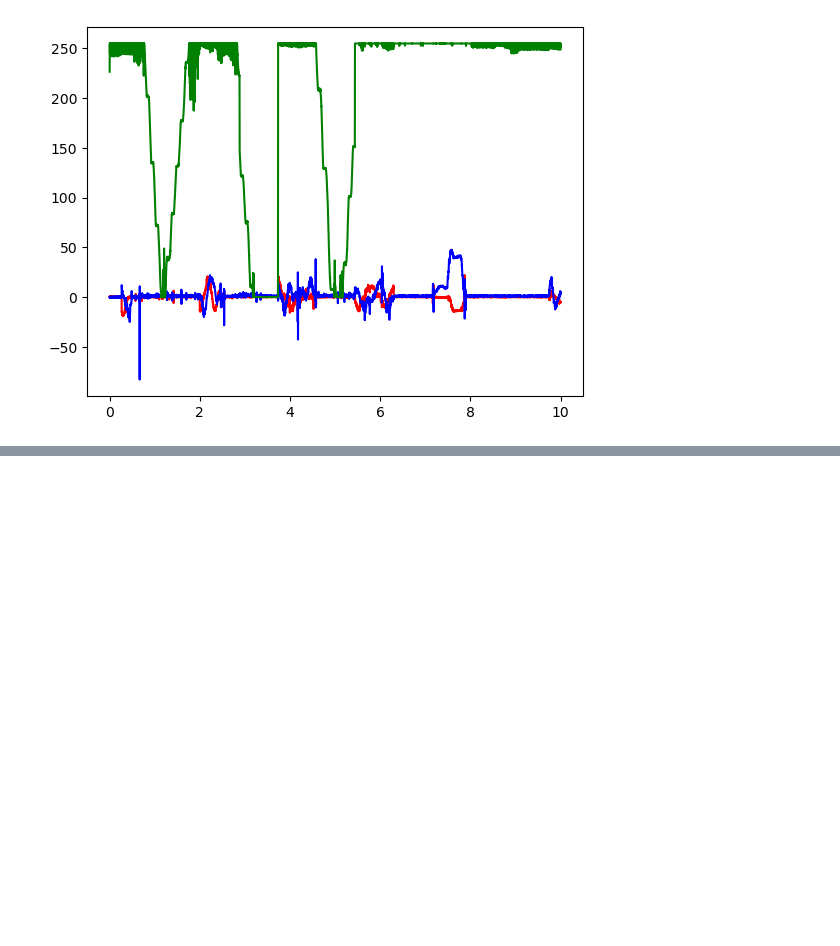
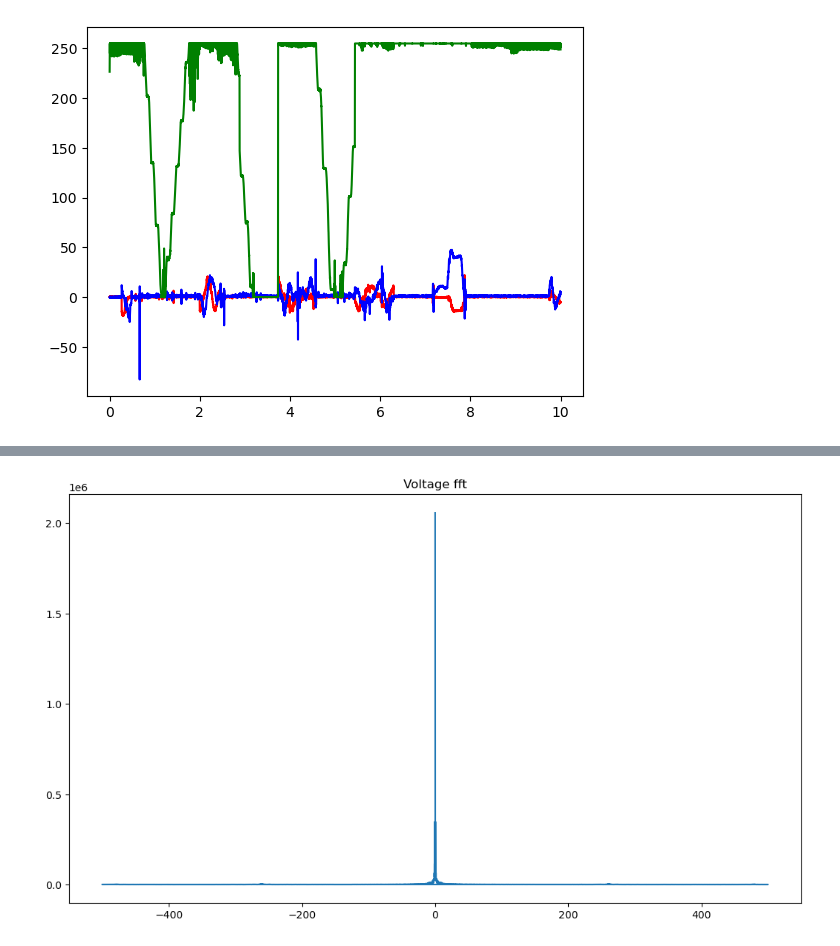
Before and after one commit to Thoalfeqar-gata/DSP-Master-Degree, a Jupyter notebook: Arduino DSP project/frequency analysis.ipynb, the cells around one changed output, grey strips where cells are left out. Cells and saved outputs as stored; diff of their text form; code cells hidden in the pictures; blank space fills up the shorter version.

```diff
--- a/Arduino DSP project/frequency analysis.ipynb
+++ b/Arduino DSP project/frequency analysis.ipynb
@@ -50,0 +79,7 @@ plt.show()
+# %%
+plt.figure(figsize = (12.8, 7.2))
+plt.title('Voltage fft')
+plt.plot(fftfrequency, mag_voltage)
+plt.show()
+# %% [output]
+[figure, added]
```
Also changed, not shown: parts of 3 cells of this notebook.
